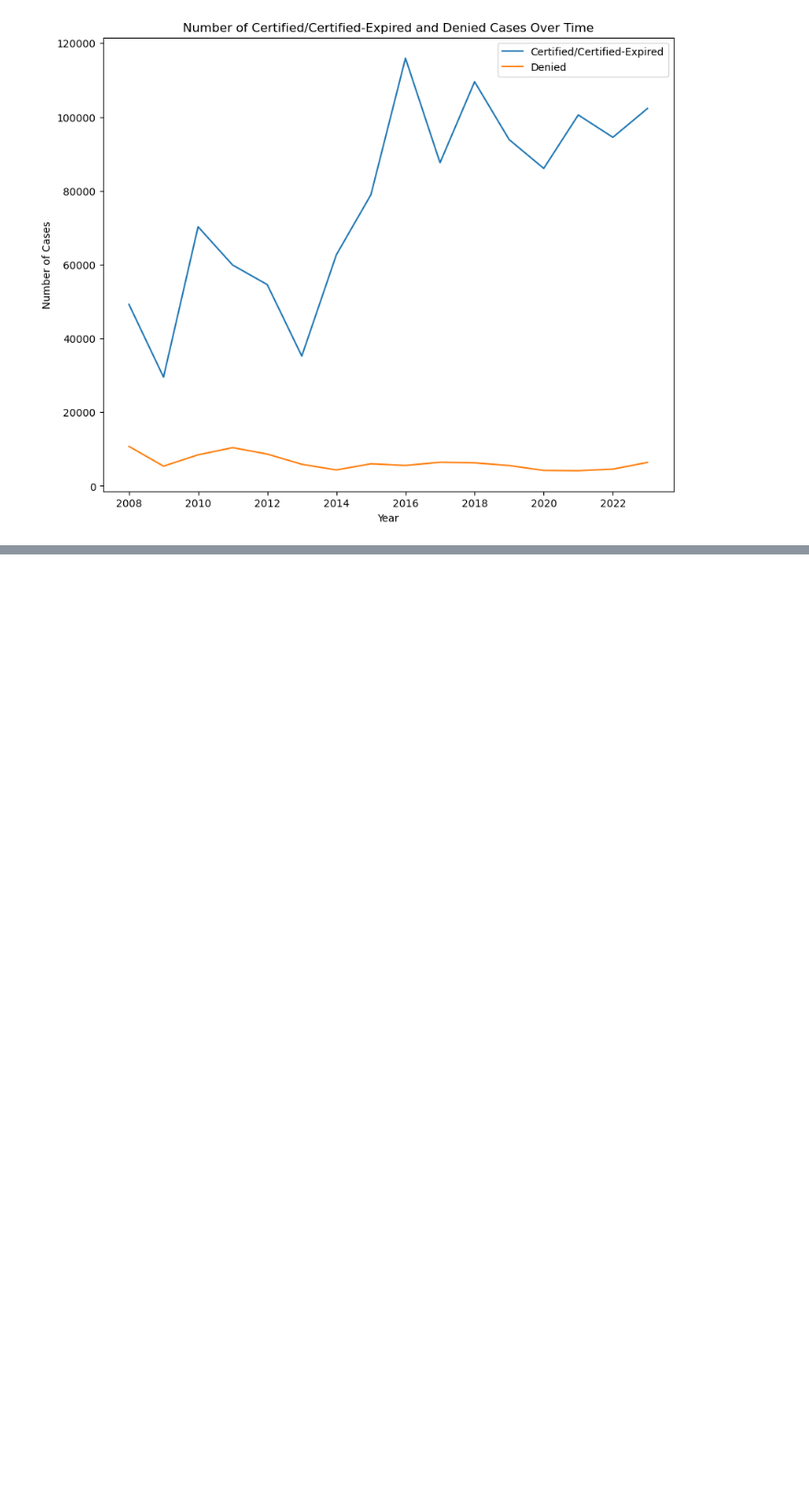
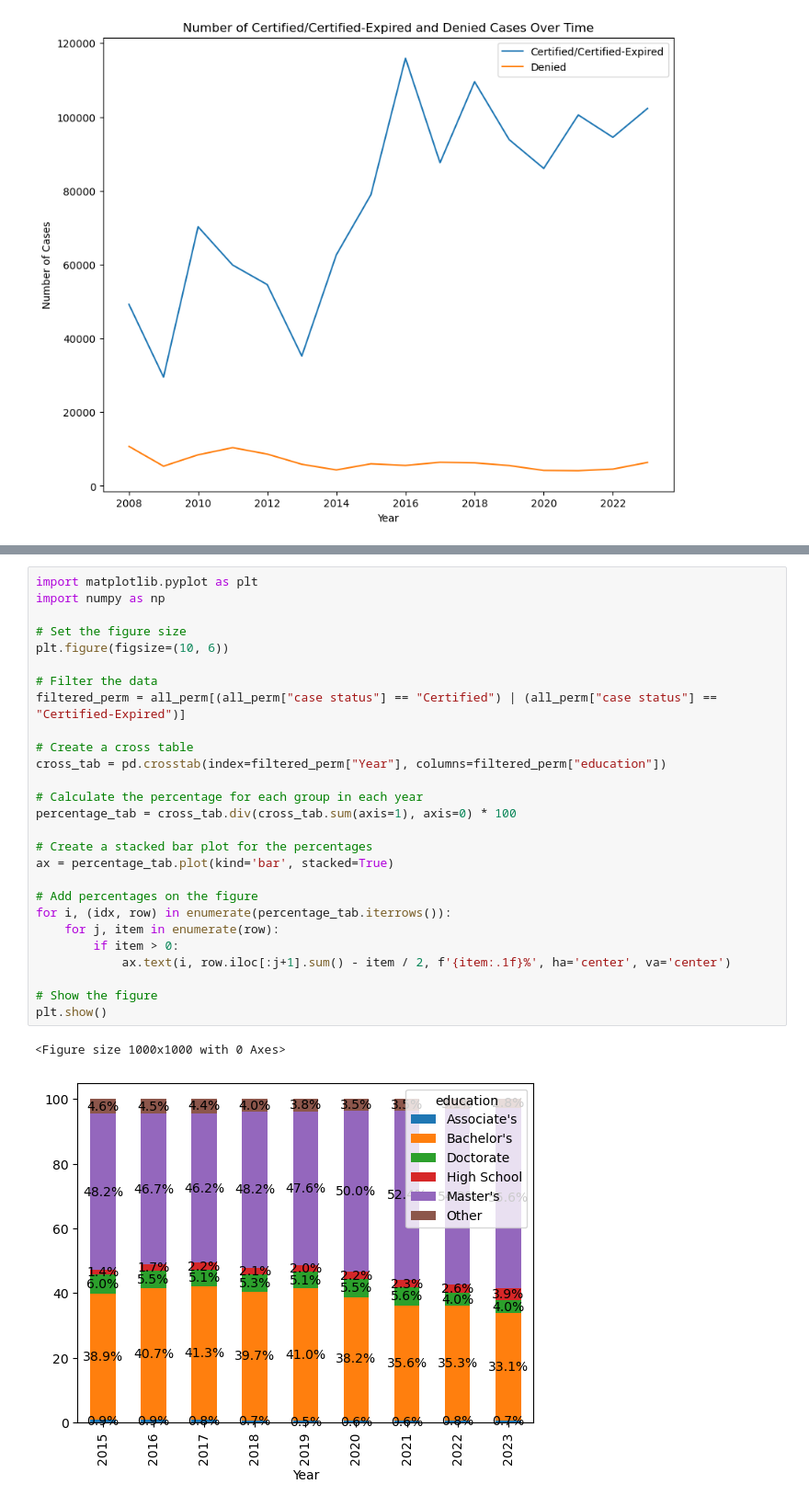
Before and after one commit to Shuyi1011/2024Spr_projects, a Jupyter notebook: final.ipynb, the cells around one changed output, grey strips where cells are left out. Shown at 92% size. Cells and saved outputs as stored; diff of their text form; blank space fills up the shorter version.

Commit message:
update more data analysis tools

```diff
--- a/final.ipynb
+++ b/final.ipynb
@@ -404,0 +410,30 @@ plt.show()
+# %%
+import matplotlib.pyplot as plt
+import numpy as np
+
+# Set the figure size
+plt.figure(figsize=(10, 6))
+
+# Filter the data
+filtered_perm = all_perm[(all_perm["case status"] == "Certified") | (all_perm["case status"] == "Certified-Expired")]
+
+# Create a cross table
+cross_tab = pd.crosstab(index=filtered_perm["Year"], columns=filtered_perm["education"])
+
+# Calculate the percentage for each group in each year
+percentage_tab = cross_tab.div(cross_tab.sum(axis=1), axis=0) * 100
+
+# Create a stacked bar plot for the percentages
+ax = percentage_tab.plot(kind='bar', stacked=True)
+
+# Add percentages on the figure
+for i, (idx, row) in enumerate(percentage_tab.iterrows()):
+    for j, item in enumerate(row):
+        if item > 0:
+            ax.text(i, row.iloc[:j+1].sum() - item / 2, f'{item:.1f}%', ha='center', va='center')
+
+# Show the figure
+plt.show()
+# %% [output]
+<Figure size 1000x1000 with 0 Axes>
+[figure, added]
```
Also changed, not shown: parts of 3 cells of this notebook, 1 other file.
